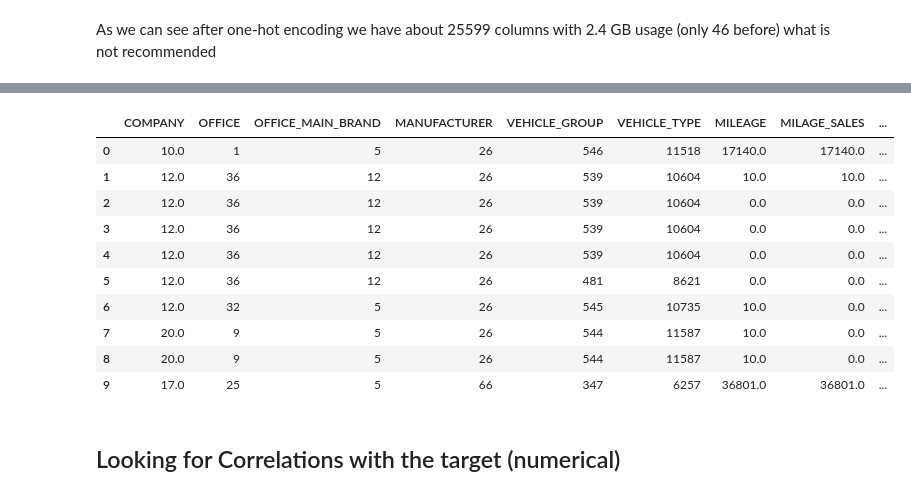
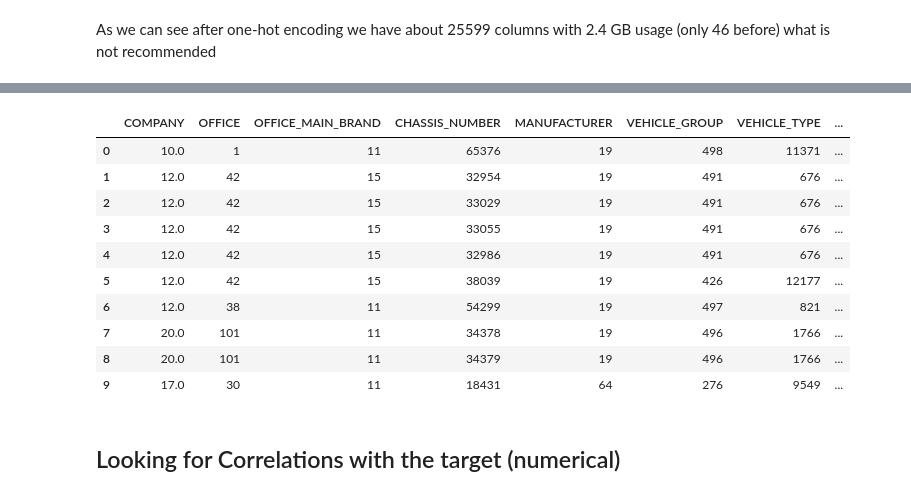
Before and after one commit to JONICK277/ML, a Jupyter notebook: code/preprocessing/projectHSB.ipynb, the cells around one changed output, grey strips where cells are left out. Cells and saved outputs as stored; diff of their text form; code cells hidden in the pictures.

```diff
--- a/code/preprocessing/projectHSB.ipynb
+++ b/code/preprocessing/projectHSB.ipynb
@@ -302,8 +366,8 @@ FUEL_TYPE: 15 unique values
 DRIVE_TYPE: 6 unique values
 COMMISSION_TYPE: 5 unique values
 # %%
-# Check data types in object columns
-for col in df_cleaned.select_dtypes(include=['object']).columns:
-    print(f"{col}: {df_cleaned[col].apply(type).value_counts()}")
+# Check data types of categorical columns
+for col in train_categorical_columns:
+    print(f"{col}: {train_cleaned[col].apply(type).value_counts()}")
 # %% [output]
 OFFICE: OFFICE
@@ -325,6 +389,9 @@ COMMISSION_TYPE: COMMISSION_TYPE
 Name: count, dtype: int64
 # %%
 # Convert mixed-type columns to strings
-for col in df_cleaned.select_dtypes(include=['object']).columns:
-    df_cleaned[col] = df_cleaned[col].astype(str)
+for col in train_categorical_columns:
+    train_cleaned[col] = train_cleaned[col].astype(str)
+
+for col in test_categorical_columns:
+    test_cleaned[col] = test_cleaned[col].astype(str)
 # %%
@@ -350,17 +417,27 @@ memory usage: 41.5+ MB
 # %%
 # Fill categorical columns with "Missing"
-for col in df_cleaned.select_dtypes(include=['object']).columns:
-    df_cleaned[col] = df_cleaned[col].fillna("Missing")
+for col in train_categorical_columns:
+    train_cleaned[col] = train_cleaned[col].fillna("Missing")
+for col in test_categorical_columns:
+    test_cleaned[col] = test_cleaned[col].fillna("Missing")
 
-# Fill numerical columns with mean (or other suitable value)
-for col in df_cleaned.select_dtypes(include=['number']).columns:
-    df_cleaned[col] = df_cleaned[col].fillna(df_cleaned[col].mean())
+# Fill numerical columns with mean
+for col in train_numberical_columns:
+    train_cleaned[col] = train_cleaned[col].fillna(train_cleaned[col].mean())
+for col in test_numberical_columns:
+    test_cleaned[col] = test_cleaned[col].fillna(test_cleaned[col].mean())
 # %%
 label_encoder = LabelEncoder()
-for col in categorical_columns:
-    if df_cleaned[col].nunique() > 1:  # Adjust threshold as needed
-        df_cleaned[col] = label_encoder.fit_transform(df_cleaned[col])
-df_cleaned.info()
+
+for col in train_categorical_columns:
+    if train_cleaned[col].nunique() > 1:  # Adjust threshold as needed
+        train_cleaned[col] = label_encoder.fit_transform(train_cleaned[col])
+train_cleaned.info()
+
+for col in test_categorical_columns:
+    if test_cleaned[col].nunique() > 1:  # Adjust threshold as needed
+        test_cleaned[col] = label_encoder.fit_transform(test_cleaned[col])
+test_cleaned.info()
 # %% [output]
 <class 'pandas.core.frame.DataFrame'>
 Index: 99004 entries, 0 to 99003
@@ -382,17 +459,17 @@ memory usage: 41.5 MB
 # %%
-df_cleaned.head(10)
+train_cleaned.head(10)
 # %% [output]
-|  | COMPANY | OFFICE | OFFICE_MAIN_BRAND | MANUFACTURER | VEHICLE_GROUP | VEHICLE_TYPE | MILEAGE | MILAGE_SALES | ... |
-| 0 | 10.0 | 1 | 5 | 26 | 546 | 11518 | 17140.0 | 17140.0 | ... |
-| 1 | 12.0 | 36 | 12 | 26 | 539 | 10604 | 10.0 | 10.0 | ... |
-| 2 | 12.0 | 36 | 12 | 26 | 539 | 10604 | 0.0 | 0.0 | ... |
-| 3 | 12.0 | 36 | 12 | 26 | 539 | 10604 | 0.0 | 0.0 | ... |
-| 4 | 12.0 | 36 | 12 | 26 | 539 | 10604 | 0.0 | 0.0 | ... |
-| 5 | 12.0 | 36 | 12 | 26 | 481 | 8621 | 0.0 | 0.0 | ... |
-| 6 | 12.0 | 32 | 5 | 26 | 545 | 10735 | 10.0 | 0.0 | ... |
-| 7 | 20.0 | 9 | 5 | 26 | 544 | 11587 | 10.0 | 0.0 | ... |
-| 8 | 20.0 | 9 | 5 | 26 | 544 | 11587 | 10.0 | 0.0 | ... |
-| 9 | 17.0 | 25 | 5 | 66 | 347 | 6257 | 36801.0 | 36801.0 | ... |
+|  | COMPANY | OFFICE | OFFICE_MAIN_BRAND | CHASSIS_NUMBER | MANUFACTURER | VEHICLE_GROUP | VEHICLE_TYPE | ... |
+| 0 | 10.0 | 1 | 11 | 65376 | 19 | 498 | 11371 | ... |
+| 1 | 12.0 | 42 | 15 | 32954 | 19 | 491 | 676 | ... |
+| 2 | 12.0 | 42 | 15 | 33029 | 19 | 491 | 676 | ... |
+| 3 | 12.0 | 42 | 15 | 33055 | 19 | 491 | 676 | ... |
+| 4 | 12.0 | 42 | 15 | 32986 | 19 | 491 | 676 | ... |
+| 5 | 12.0 | 42 | 15 | 38039 | 19 | 426 | 12177 | ... |
+| 6 | 12.0 | 38 | 11 | 54299 | 19 | 497 | 821 | ... |
+| 7 | 20.0 | 101 | 11 | 34378 | 19 | 496 | 1766 | ... |
+| 8 | 20.0 | 101 | 11 | 34379 | 19 | 496 | 1766 | ... |
+| 9 | 17.0 | 30 | 11 | 18431 | 64 | 276 | 9549 | ... |
 # %% [markdown]
 ## Looking for Correlations with the target (numerical)
 # %%
```
Also changed, not shown: parts of 44 cells of this notebook, 5 other files.
